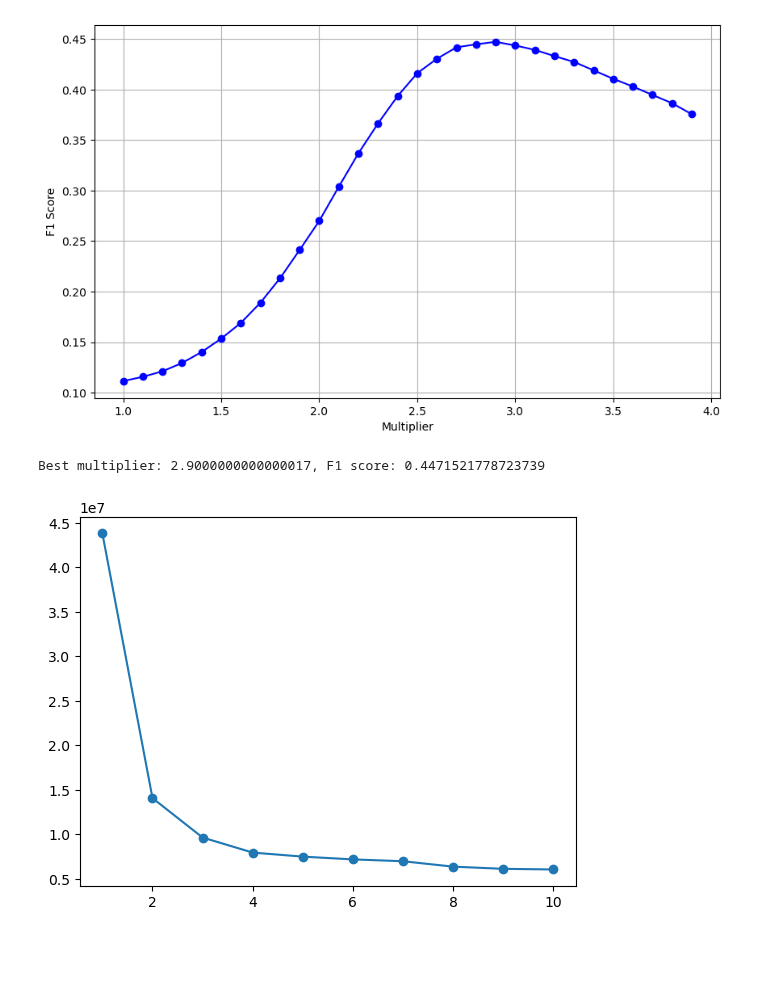
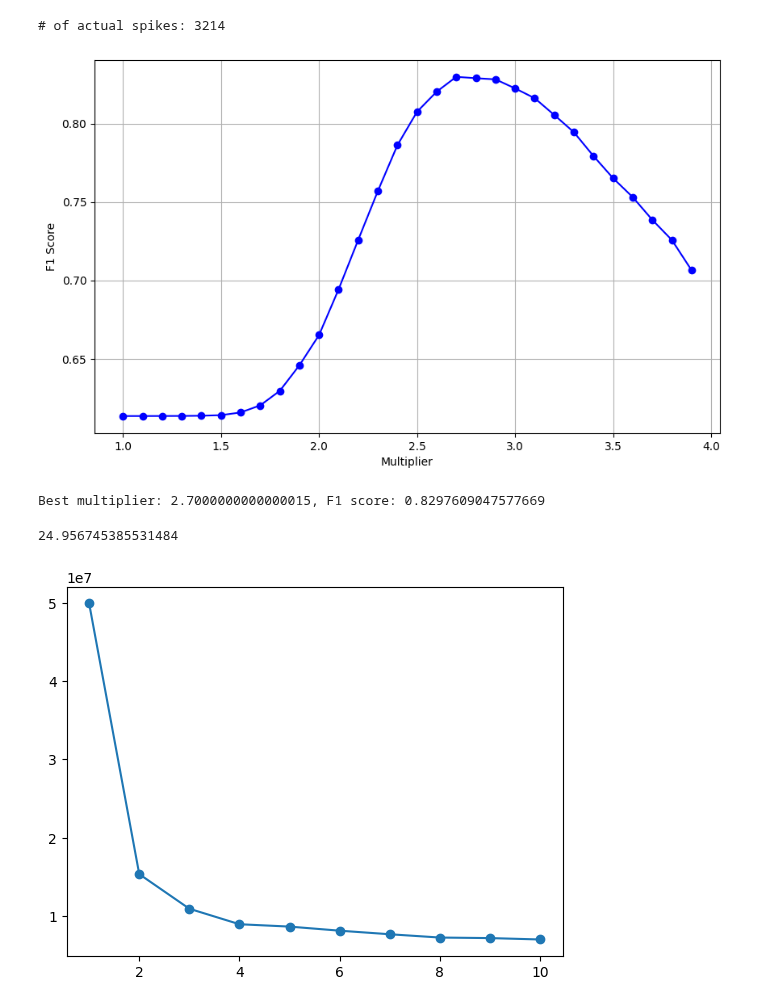
Before and after one commit to PplaysMine/unsupervisedLearning, a Jupyter notebook: main.ipynb, the cells around one changed output. Cells and saved outputs as stored; diff of their text form; code cells hidden in the pictures; blank space fills up the shorter version.

Commit message:
Adjust tolerance

```diff
--- a/main.ipynb
+++ b/main.ipynb
@@ -11,6 +11,9 @@ all_data = loadmat('data/sample_1.mat')
 sample_data = np.array(all_data['data'])
 # extract spike times for later comparison
 spike_times = np.array(all_data['spike_times'])
+print('# of actual spikes:', len(spike_times[0][0][0]))
+# %% [output]
+# of actual spikes: 3214
 # %%
 # parameters
 seconds = 120
@@ -33,7 +36,7 @@ def detect_spikes(data, multiplier):
     return np.array(spike_times_start_only)
 
 
-def calculate_f1_score(detected_spikes, ground_truth_spikes, sr, tolerance=0.001):
+def calculate_f1_score(detected_spikes, ground_truth_spikes, sr, tolerance=0.01):
     # convert tolerance (time duration in seconds: 0.001 = 1ms) to number of samples
     tolerance_in_samples = tolerance * sr
     detected_binary = np.zeros_like(data)
@@ -46,42 +49,45 @@ def calculate_f1_score(detected_spikes, ground_truth_spikes, sr, tolerance=0.001
     for spike in (ground_truth_spikes / sr):
         ground_truth_binary[int(spike * sr - tolerance_in_samples): int(spike * sr + tolerance_in_samples)] = 1
 
     # calculate F1 score
     f1 = f1_score(ground_truth_binary, detected_binary)
 
     return f1
 
 # test different multiplier values for threshold
 multipliers = np.arange(1.0, 4.0, 0.1)
 f1_scores = []
 
 for multiplier in multipliers:
     detected_spikes = detect_spikes(data, multiplier)
     f1 = calculate_f1_score(detected_spikes, spike_times[0][0][0][:round(seconds*sr)], sr)
     f1_scores.append(f1)
 
 # plot F1 scores as a function of the multiplier
 plt.figure(figsize=(10, 6))
 plt.plot(multipliers, f1_scores, marker='o', linestyle='-', color='b')
 plt.xlabel('Multiplier')
 plt.ylabel('F1 Score')
 plt.grid()
 plt.show()
 
 # get best multiplier based on F1 score
 best_f1 = max(f1_scores)
 best_multiplier = multipliers[np.argmax(f1_scores)]
 print(f"Best multiplier: {best_multiplier}, F1 score: {best_f1}")
 # %% [output]
-[figure, old version]
+[figure, new version]
-Best multiplier: 2.9000000000000017, F1 score: 0.4471521778723739
+Best multiplier: 2.7000000000000015, F1 score: 0.8297609047577669
 # %%
 # apply threshold to raw data
 spike_times_reconstructed = np.where(data >= mean_data + best_multiplier * std_data)[0]
+print(mean_data + best_multiplier * std_data)
 spike_times_start_only = []
 spike_times_start_only.append(spike_times_reconstructed[0])
 # if data is above threshold back to back, count all occurences as one single spike
 spike_times_start_only.extend(spike_times_reconstructed[np.where(np.diff(spike_times_reconstructed) > 10)[0]+1])
+# %% [output]
+24.956745385531484
 # %%
 # only runs this cell if seconds parameter is below 5, otherwise the plot gets too convoluted
 if seconds < 5:
@@ -118,6 +124,8 @@ for spike in spike_times_start_only:
     # store detected spikes in list
     spikes.append(data[start:end])
 
+
+
 inertias = []
 # determine best number of clusters via elbow plot
 for i in range(1, 11):
@@ -128,7 +136,7 @@ for i in range(1, 11):
 plt.plot(range(1, 11), inertias, marker='o')
 plt.show()
 # %% [output]
-[figure, old version]
+[figure, new version]
 # %%
 # apply final clustering algorithm based on optimal number of clusters
 n_clusters = 3
```
Also changed, not shown: parts of 2 cells of this notebook.
